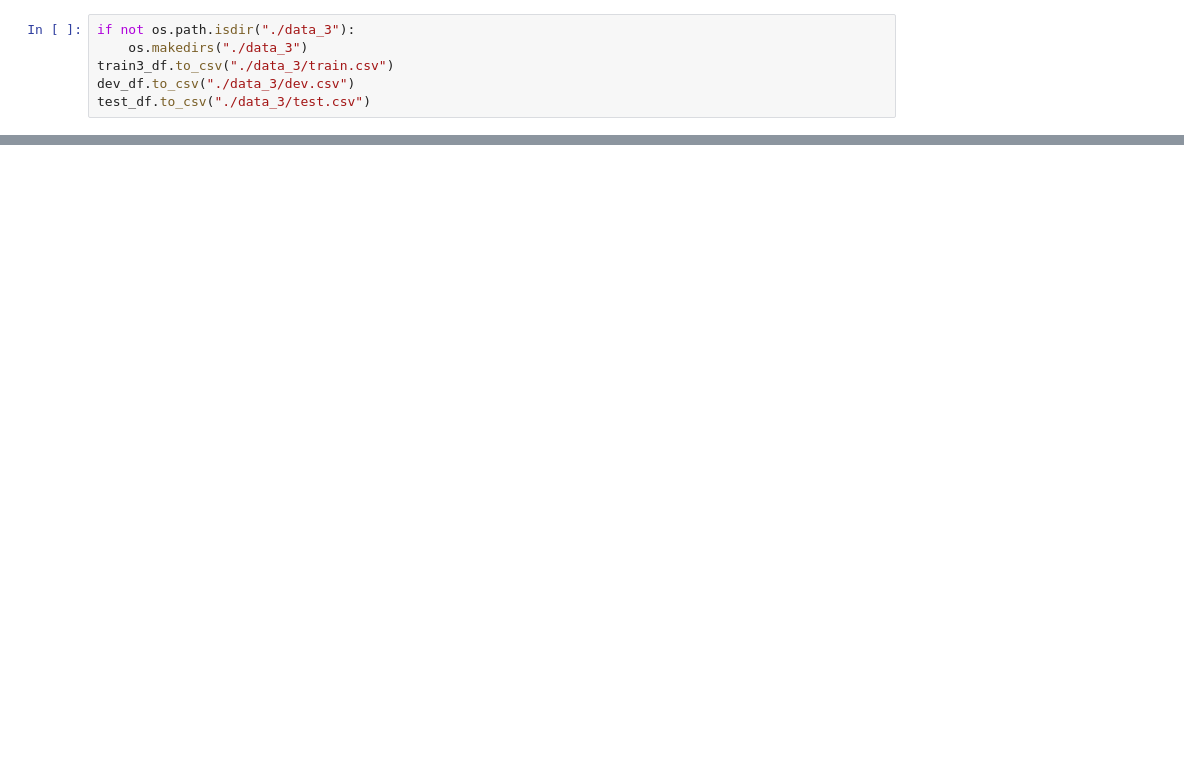
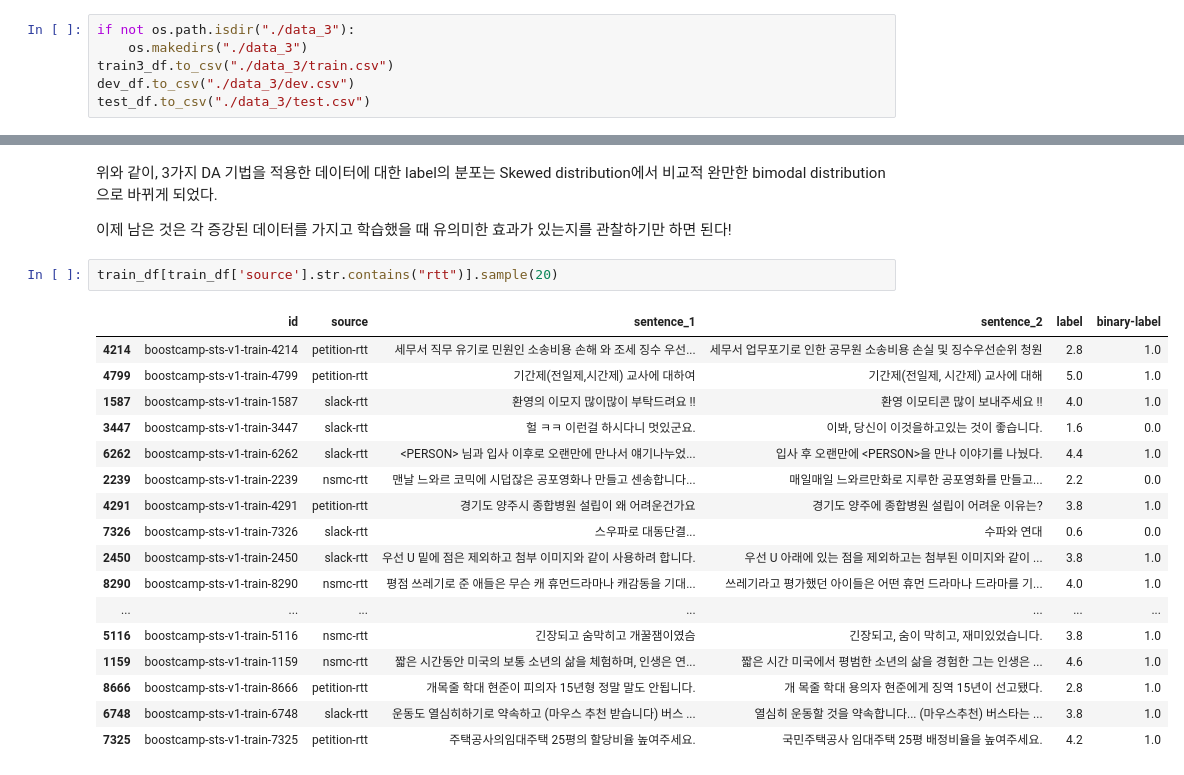
Before and after one commit to boostcampaitech5/level1_semantictextsimilarity-nlp-07, a Jupyter notebook: DA.ipynb, the cells around one changed output, grey strips where cells are left out. Saved outputs shown, nothing was run; the diff lists cells and outputs as text; blank space fills up the shorter version.

```diff
--- a/DA.ipynb
+++ b/DA.ipynb
@@ -501,0 +706,24 @@ test_df.to_csv("./data_3/test.csv")
+# %% [markdown]
+위와 같이, 3가지 DA 기법을 적용한 데이터에 대한 label의 분포는 Skewed distribution에서 비교적 완만한 bimodal distribution으로 바뀌게 되었다.
+
+이제 남은 것은 각 증강된 데이터를 가지고 학습했을 때 유의미한 효과가 있는지를 관찰하기만 하면 된다!
+# %%
+train_df[train_df['source'].str.contains("rtt")].sample(20)
+# %% [output]
+|  | id | source | sentence_1 | sentence_2 | label | binary-label |
+| 4214 | boostcamp-sts-v1-train-4214 | petition-rtt | 세무서 직무 유기로 민원인 소송비용 손해 와 조세 징수 우선... | 세무서 업무포기로 인한 공무원 소송비용 손실 및 징수우선순위 청원 | 2.8 | 1.0 |
+| 4799 | boostcamp-sts-v1-train-4799 | petition-rtt | 기간제(전일제,시간제) 교사에 대하여 | 기간제(전일제, 시간제) 교사에 대해 | 5.0 | 1.0 |
+| 1587 | boostcamp-sts-v1-train-1587 | slack-rtt | 환영의 이모지 많이많이 부탁드려요 !! | 환영 이모티콘 많이 보내주세요 !! | 4.0 | 1.0 |
+| 3447 | boostcamp-sts-v1-train-3447 | slack-rtt | 헐 ㅋㅋ 이런걸 하시다니 멋있군요. | 이봐, 당신이 이것을하고있는 것이 좋습니다. | 1.6 | 0.0 |
+| 6262 | boostcamp-sts-v1-train-6262 | slack-rtt | <PERSON> 님과 입사 이후로 오랜만에 만나서 얘기나누었... | 입사 후 오랜만에 <PERSON>을 만나 이야기를 나눴다. | 4.4 | 1.0 |
+| 2239 | boostcamp-sts-v1-train-2239 | nsmc-rtt | 맨날 느와르 코믹에 시덥잖은 공포영화나 만들고 센송합니다... | 매일매일 느와르만화로 지루한 공포영화를 만들고... | 2.2 | 0.0 |
+| 4291 | boostcamp-sts-v1-train-4291 | petition-rtt | 경기도 양주시 종합병원 설립이 왜 어려운건가요 | 경기도 양주에 종합병원 설립이 어려운 이유는? | 3.8 | 1.0 |
+| 7326 | boostcamp-sts-v1-train-7326 | slack-rtt | 스우파로 대동단결... | 수파와 연대 | 0.6 | 0.0 |
+| 2450 | boostcamp-sts-v1-train-2450 | slack-rtt | 우선 U 밑에 점은 제외하고 첨부 이미지와 같이 사용하려 합니다. | 우선 U 아래에 있는 점을 제외하고는 첨부된 이미지와 같이 ... | 3.8 | 1.0 |
+| 8290 | boostcamp-sts-v1-train-8290 | nsmc-rtt | 평점 쓰레기로 준 애들은 무슨 캐 휴먼드라마나 캐감동을 기대... | 쓰레기라고 평가했던 아이들은 어떤 휴먼 드라마나 드라마를 기... | 4.0 | 1.0 |
+| ... | ... | ... | ... | ... | ... | ... |
+| 5116 | boostcamp-sts-v1-train-5116 | nsmc-rtt | 긴장되고 숨막히고 개꿀잼이였슴 | 긴장되고, 숨이 막히고, 재미있었습니다. | 3.8 | 1.0 |
+| 1159 | boostcamp-sts-v1-train-1159 | nsmc-rtt | 짧은 시간동안 미국의 보통 소년의 삶을 체험하며, 인생은 연... | 짧은 시간 미국에서 평범한 소년의 삶을 경험한 그는 인생은 ... | 4.6 | 1.0 |
+| 8666 | boostcamp-sts-v1-train-8666 | petition-rtt | 개목줄 학대 현준이 피의자 15년형 정말 말도 안됩니다. | 개 목줄 학대 용의자 현준에게 징역 15년이 선고됐다. | 2.8 | 1.0 |
+| 6748 | boostcamp-sts-v1-train-6748 | slack-rtt | 운동도 열심히하기로 약속하고 (마우스 추천 받습니다) 버스 ... | 열심히 운동할 것을 약속합니다... (마우스추천) 버스타는 ... | 3.8 | 1.0 |
+| 7325 | boostcamp-sts-v1-train-7325 | petition-rtt | 주택공사의임대주택 25평의 할당비율 높여주세요. | 국민주택공사 임대주택 25평 배정비율을 높여주세요. | 4.2 | 1.0 |
```
Also changed, not shown: parts of 25 cells of this notebook, 2 other files.
